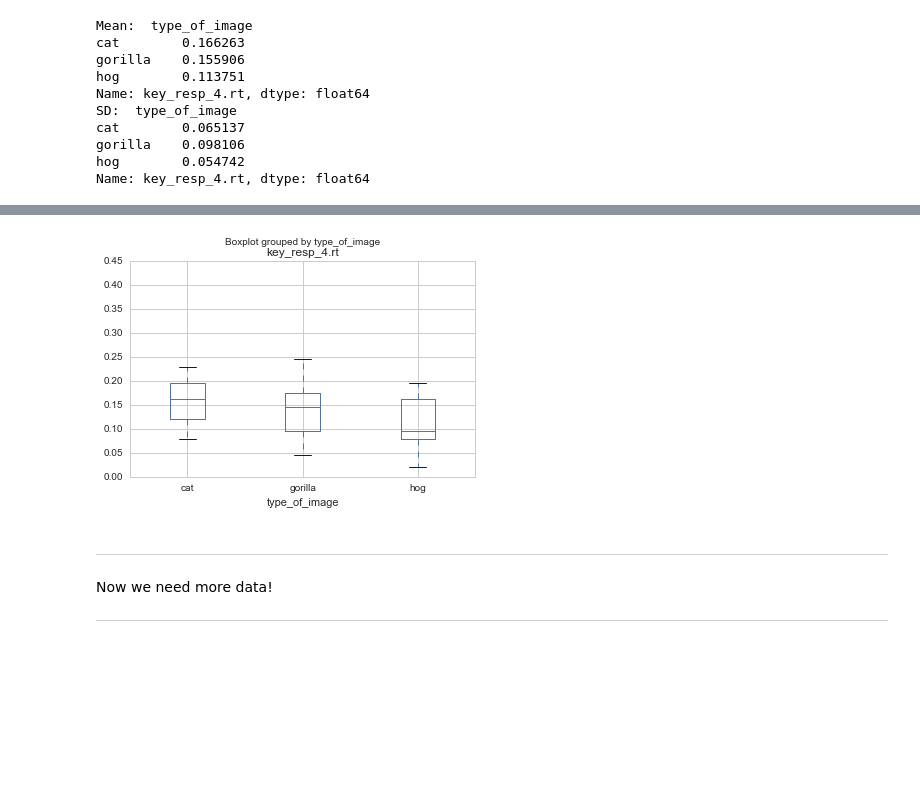
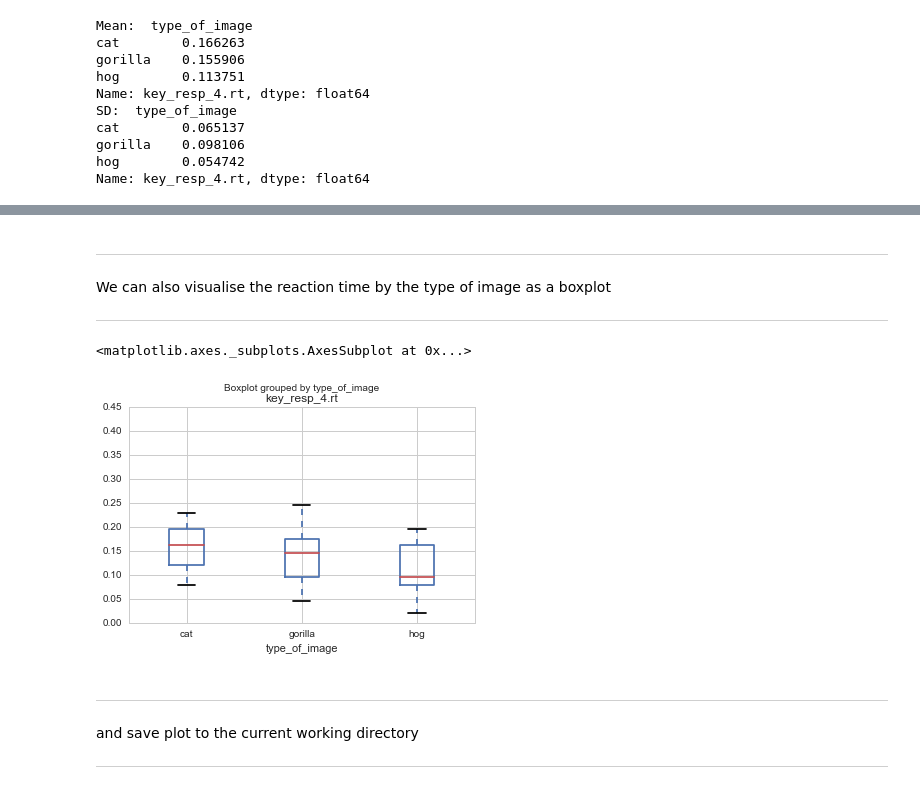
Before and after one commit to tcford/psychopy_lesson, a Jupyter notebook: psychopy_stats.ipynb, the cells around one changed output, grey strips where cells are left out. Drawn from its saved outputs; the diff is of its cells as text; code cells hidden in the pictures; blank space fills up the shorter version.

```diff
--- a/psychopy_stats.ipynb
+++ b/psychopy_stats.ipynb
@@ -204,12 +237,15 @@ df_clean.boxplot('key_resp_4.rt',by = 'type_of_image')
-# %%
-# save plot to the current working directory
-df_clean.boxplot('key_resp_4.rt',by = 'type_of_image')
-plt.savefig('ID001_boxplot.png')
-# %% [output]
-[figure, removed]
-# %% [markdown]
----------
-
-Now we need more data!
-
----------
+# %% [markdown]
+-------
+We can also visualise the reaction time by the type of image as a boxplot
+
+------
+# %%
+df_clean.boxplot('key_resp_4.rt',by = 'type_of_image',)
+# %% [output]
+<matplotlib.axes._subplots.AxesSubplot at 0x...>
+[figure, added]
+# %% [markdown]
+-------
+and save plot to the current working directory
+
+------
```
Also changed, not shown: parts of 27 cells of this notebook, 1 other file.
